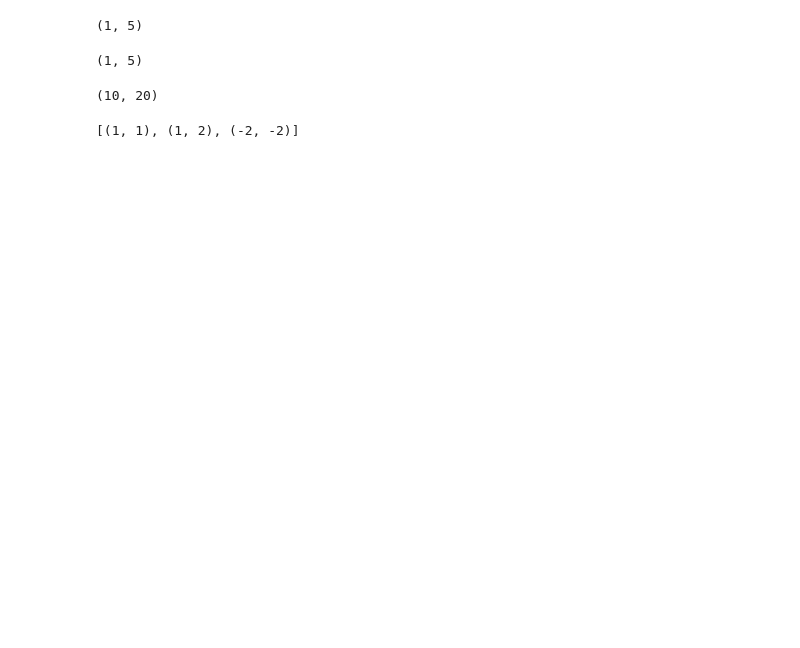
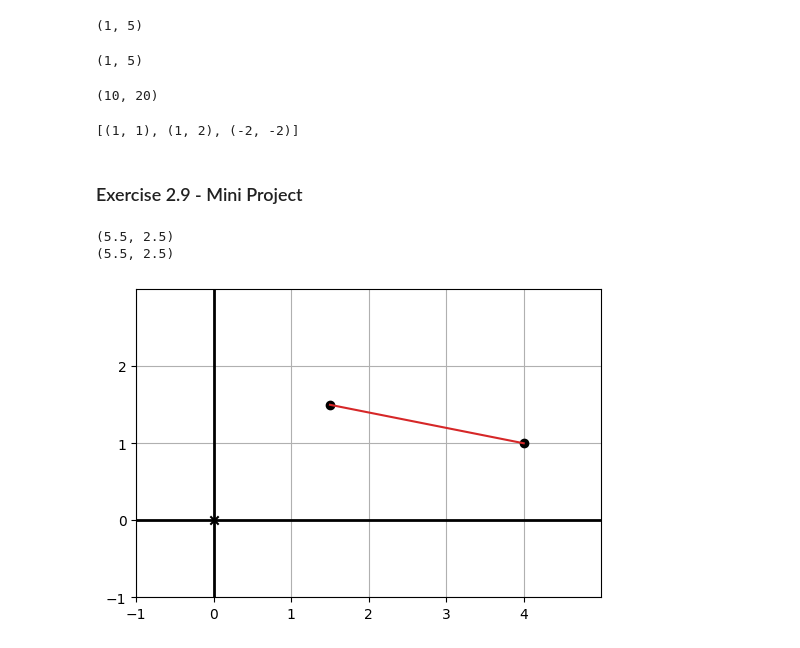
Before and after one commit to PaulApivat/Math-for-Programmers, a Jupyter notebook: Chapter 02/my_walkthrough.ipynb, the cells around one changed output. Drawn from its saved outputs; the diff is of its cells as text; code cells hidden in the pictures; blank space fills up the shorter version.

```diff
--- a/Chapter 02/my_walkthrough.ipynb
+++ b/Chapter 02/my_walkthrough.ipynb
@@ -241,3 +257,22 @@ def translate(translation, vectors):
 translate((1,1), [(0,0), (0,1,), (-3,-3)])
 # %% [output]
 [(1, 1), (1, 2), (-2, -2)]
+# %% [markdown]
+### Exercise 2.9 - Mini Project
+# %%
+u = (-2, 0)
+v = (1.5, 1.5)
+w = (4,1)
+
+print(revised_add(v, w))
+print(revised_add(w, v))
+# %% [output]
+(5.5, 2.5)
+(5.5, 2.5)
+# %%
+draw(
+    Points((1.5, 1.5), (4,1)),
+    Segment((1.5, 1.5), (4,1), color=red)
+)
+# %% [output]
+[figure, added]
```
Also changed, not shown: parts of 12 cells of this notebook.
